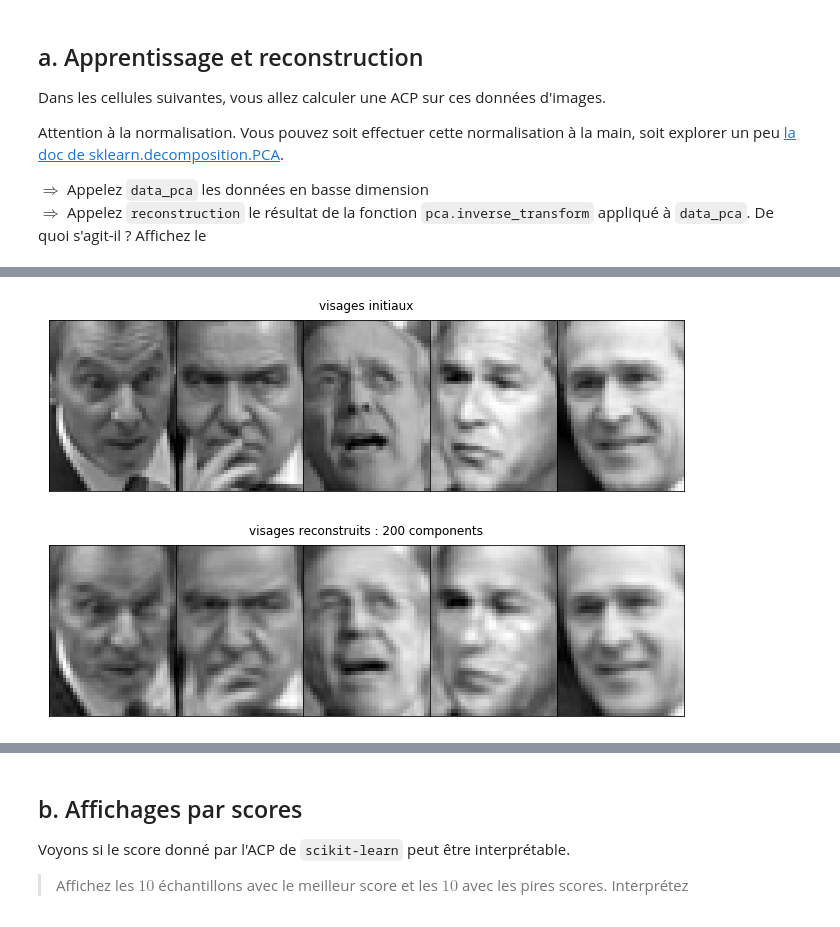
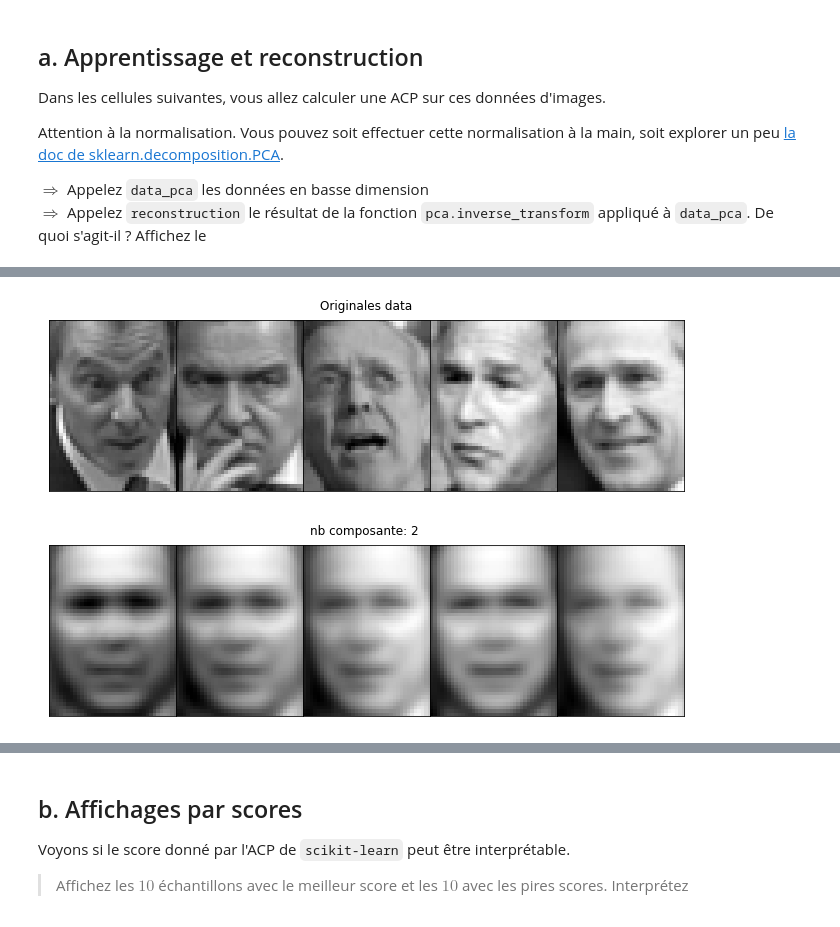
Before and after one commit to campusplage/compte-rendus-oriol_ramirez, a Jupyter notebook: TP2_sklearn.ipynb, the cells around one changed output, grey strips where cells are left out. Saved outputs shown, nothing was run; the diff lists cells and outputs as text; code cells hidden in the pictures.

```diff
--- a/TP2_sklearn.ipynb
+++ b/TP2_sklearn.ipynb
@@ -273,9 +282,10 @@ $\Rightarrow$ Appelez `data_pca` les données en basse dimension
 $\Rightarrow$ Appelez `reconstruction` le résultat de la fonction `pca.inverse_transform` appliqué à `data_pca`. De quoi s'agit-il ? Affichez le
 # %%
 # Créez l'objet pca, et entrainez le sur les données...
-
+pca = PCA(n_components=2)
+pca.fit(d.data)
 # Calculez la transformée des images par ACP
-data_pca = ...
+data_pca = pca.transform(d.data)
 
 # calculez la reconstruction correspondante
-reconstruction = ....
+reconstruction = pca.inverse_transform(data_pca)
@@ -282,12 +308,12 @@ reconstruction = ....
 # %%
 # Affichez sur une ligne les 5 premières images originales
-...
+plot_images(d.data, 'Originales data',1,5)
 
 # Affichez sur une ligne leur reconstruction, en indiquant le nombre de composantes dans le titre
-...
+plot_images(reconstruction, 'nb composante: 2 ',1,5)
 # %% [output]
 [figure]
-[figure, old version]
+[figure, new version]
 # %%
 # Maintenant, pour les nombres de composantes suivants: 5, 10, 30, 50, 70, 100, 200, affichez les visages reconstruits sur une ligne
 # puis les visages initiaux sur une ligne.
```
Also changed, not shown: parts of 6 cells of this notebook.
